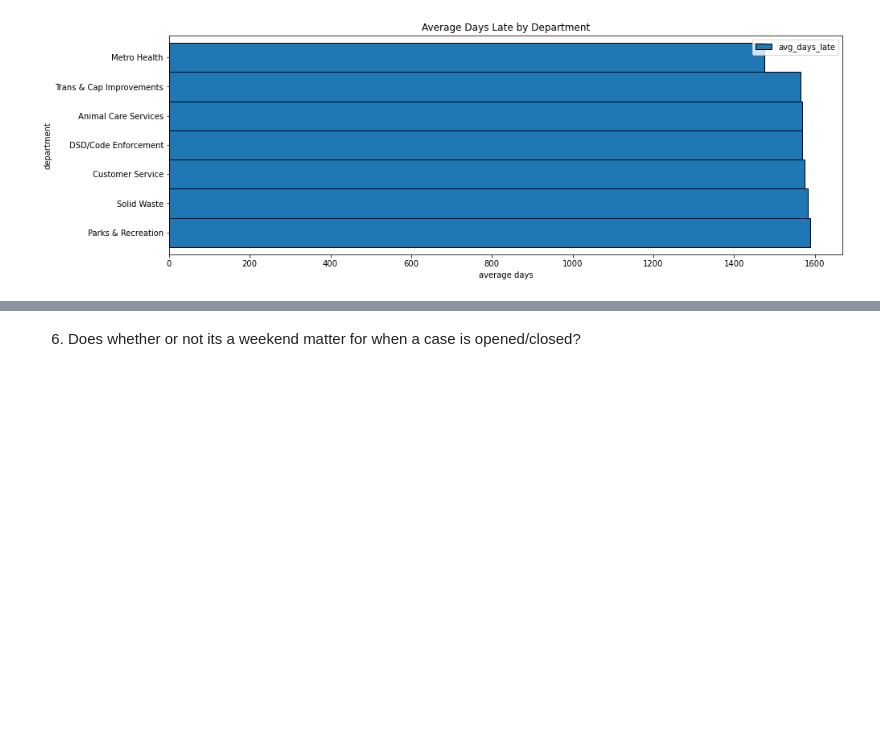
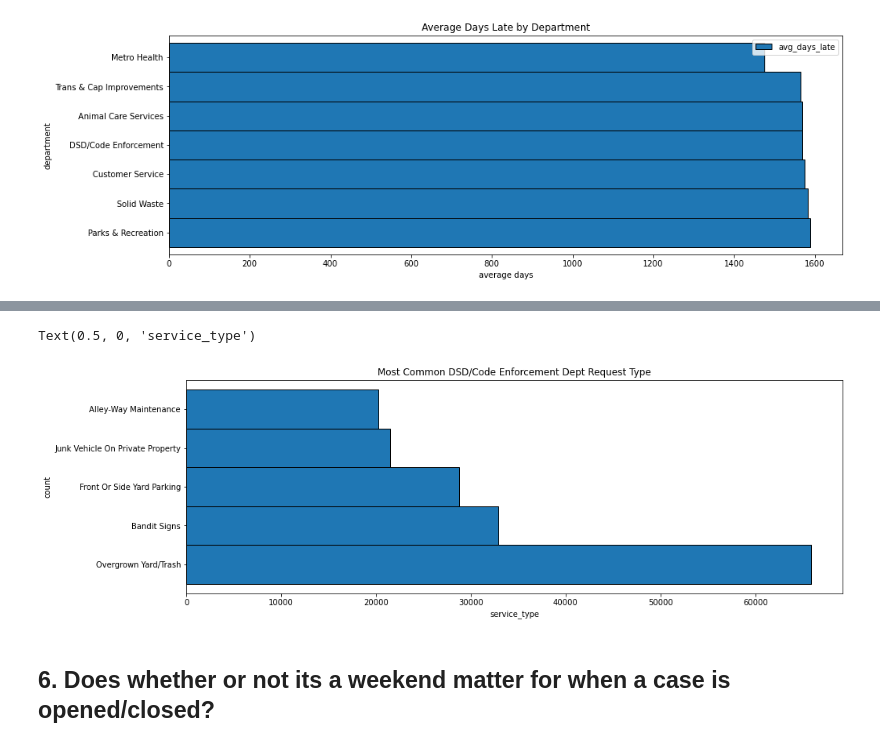
Before and after one commit to kanieladenis/distributed_ml, a Jupyter notebook: explore_exercises.ipynb, the cells around one changed output, grey strips where cells are left out. Saved outputs shown, nothing was run; the diff lists cells and outputs as text; code cells hidden in the pictures; blank space fills up the shorter version.

```diff
--- a/explore_exercises.ipynb
+++ b/explore_exercises.ipynb
@@ -243,2 +331,20 @@ Text(0.5, 0, 'Average Days Late')
+# %%
+# subgroup by department == DSD/Code Enforcement, groupby request type and count
+(
+    df.filter(df.department == "DSD/Code Enforcement")
+    .groupby('service_request_type')
+    .count()
+    .toPandas()
+    .set_index('service_request_type')['count']
+    .sort_values(ascending=False)
+    .head(5)
+    .plot.barh(width=1, edgecolor='black', figsize=(15,5))
+)
+plt.title('Most Common DSD/Code Enforcement Dept Request Type')
+plt.ylabel('count')
+plt.xlabel('service_type')
+# %% [output]
+Text(0.5, 0, 'service_type')
+[figure, added]
 # %% [markdown]
-6. Does whether or not its a weekend matter for when a case is opened/closed?
+## 6. Does whether or not its a weekend matter for when a case is opened/closed?
```
Also changed, not shown: parts of 15 cells of this notebook.
